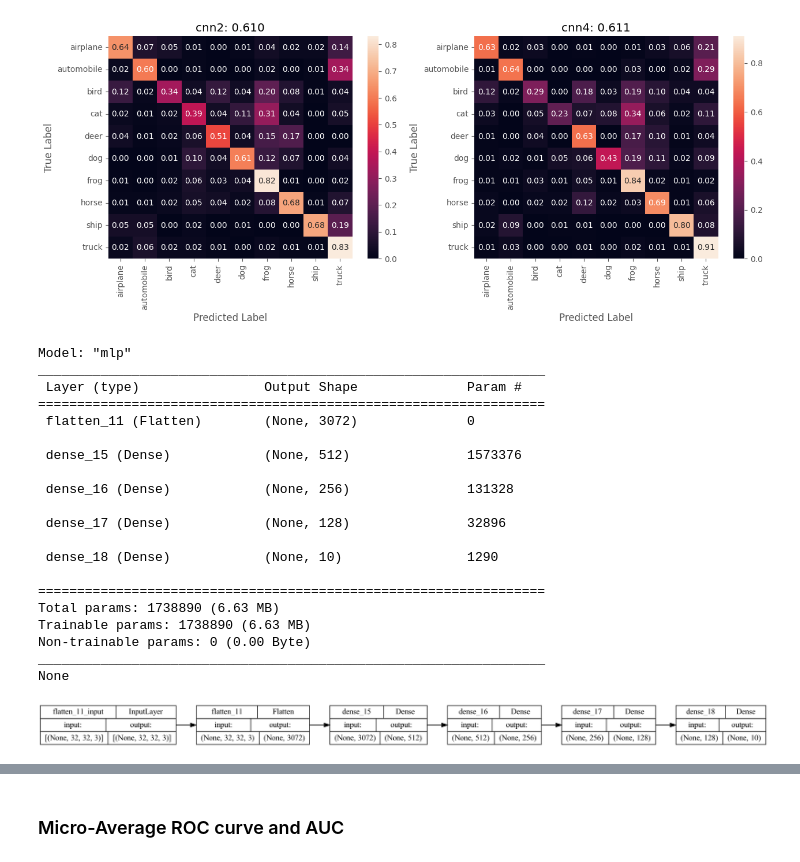
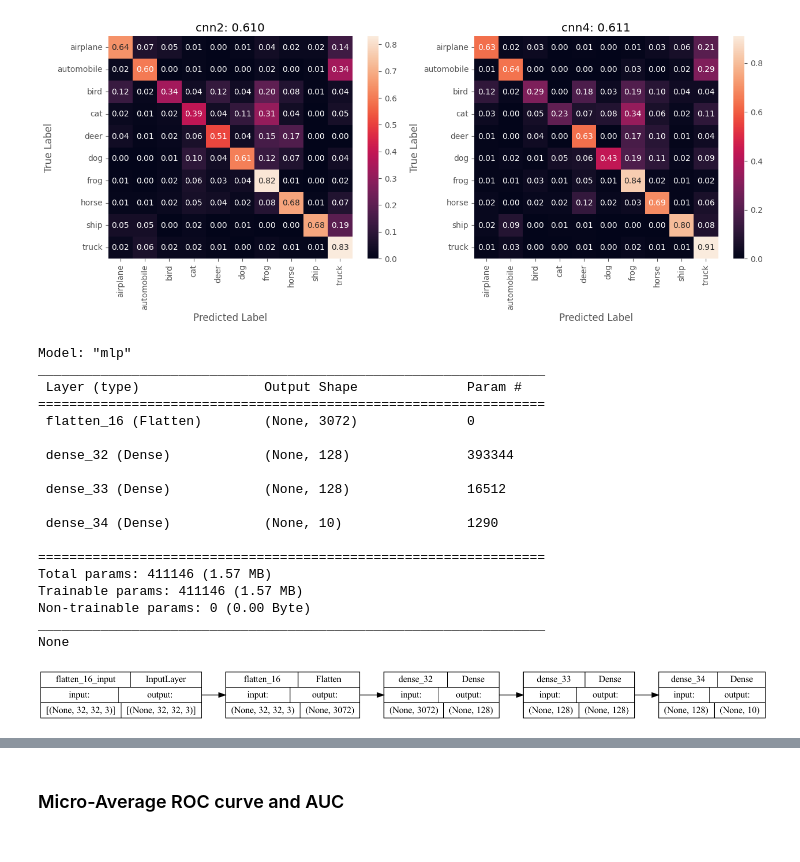
Before and after one commit to wyattsaltzman/ML-F23-Lab6, a Jupyter notebook: lab6.ipynb, the cells around one changed output, grey strips where cells are left out. Saved outputs shown, nothing was run; the diff lists cells and outputs as text; code cells hidden in the pictures.

```diff
--- a/lab6.ipynb
+++ b/lab6.ipynb
@@ -610,44 +610,41 @@ confusion_matrix_compare(cnn2, cnn4, X_test, y_test, labels=labels)
 # %%
 # baseline MLP model
 
 mlp = Sequential(name='mlp')
-mlp.add(Flatten(input_shape=(IMG_HEIGHT, IMG_WIDTH, IMG_CHANNELS)))
-mlp.add(Dense(512, activation='relu'))
-mlp.add(Dense(256, activation='relu'))
+mlp.add(Flatten())
+mlp.add(Dense(128, activation='relu'))
 mlp.add(Dense(128, activation='relu'))
 mlp.add(Dense(N_CLASSES, activation='softmax'))
 
 mlp.compile(loss='categorical_crossentropy', optimizer='adam', metrics=['accuracy'])
-# mlp.build(input_shape=(None, IMG_HEIGHT, IMG_WIDTH, IMG_CHANNELS))
+mlp.build(input_shape=(None, IMG_HEIGHT, IMG_WIDTH, IMG_CHANNELS))
 
 print(mlp.summary())
 
 plot_model(
     mlp, to_file='model.png', show_shapes=True, show_layer_names=True,
     rankdir='LR', expand_nested=False, dpi=96
 )
 # %% [output]
 Model: "mlp"
 _________________________________________________________________
  Layer (type)                Output Shape              Param #
 =================================================================
- flatten_11 (Flatten)        (None, 3072)              0
+ flatten_16 (Flatten)        (None, 3072)              0
 
- dense_15 (Dense)            (None, 512)               1573376
+ dense_32 (Dense)            (None, 128)               393344
 
- dense_16 (Dense)            (None, 256)               131328
+ dense_33 (Dense)            (None, 128)               16512
 
- dense_17 (Dense)            (None, 128)               32896
-
- dense_18 (Dense)            (None, 10)                1290
+ dense_34 (Dense)            (None, 10)                1290
 
 =================================================================
-Total params: 1738890 (6.63 MB)
-Trainable params: 1738890 (6.63 MB)
+Total params: 411146 (1.57 MB)
+Trainable params: 411146 (1.57 MB)
 Non-trainable params: 0 (0.00 Byte)
 _________________________________________________________________
 None
-[figure, old version]
+[figure, new version]
 # %%
 mlp_history = mlp.fit(X_train, y_train_ohe, epochs=50, batch_size=64, shuffle=True,
                         validation_data=(X_test, y_test_ohe), verbose=1)
```
Also changed, not shown: parts of 4 cells of this notebook, 1 other file.
